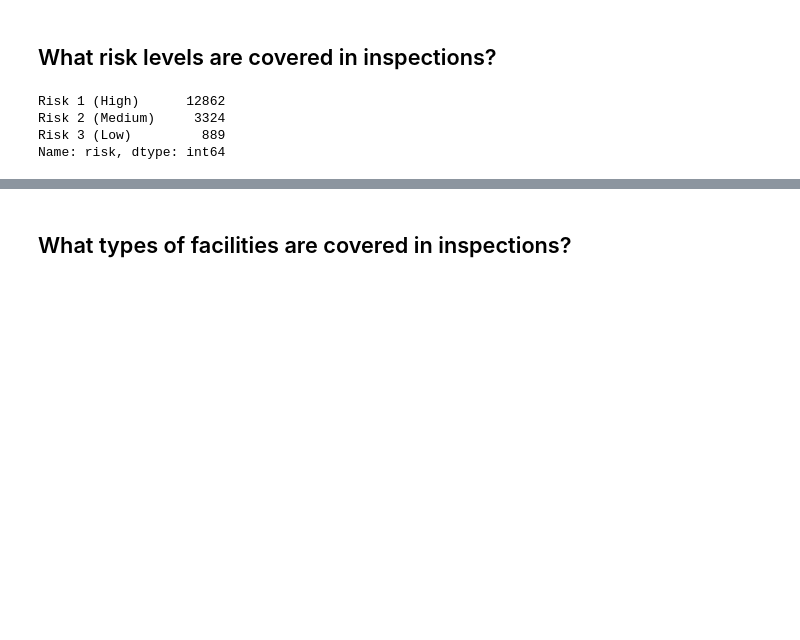
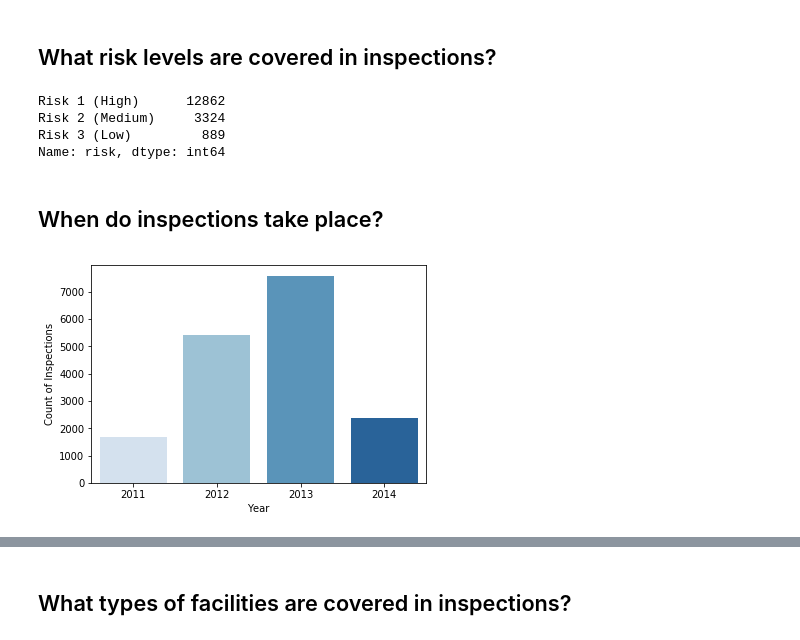
Before and after one commit to vingkan/foodinspectionforecasting, a Jupyter notebook: IIT/10_data_exploration.ipynb, the cells around one changed output, grey strips where cells are left out. Cells and saved outputs as stored; diff of their text form; code cells hidden in the pictures; blank space fills up the shorter version.

```diff
--- a/IIT/10_data_exploration.ipynb
+++ b/IIT/10_data_exploration.ipynb
@@ -41,3 +42,14 @@ Risk 1 (High)      12862
 Risk 2 (Medium)     3324
 Risk 3 (Low)         889
 Name: risk, dtype: int64
+# %% [markdown]
+## When do inspections take place?
+# %%
+year_hist = pd.to_datetime(df["inspection_date"]).dt.year
+year_hist = year_hist.value_counts().sort_index()
+sns.barplot(year_hist.index, year_hist.values, palette="Blues")
+plt.xlabel("Year")
+plt.ylabel("Count of Inspections")
+plt.show()
+# %% [output]
+[figure, added]
```
Also changed, not shown: parts of 20 cells of this notebook.
